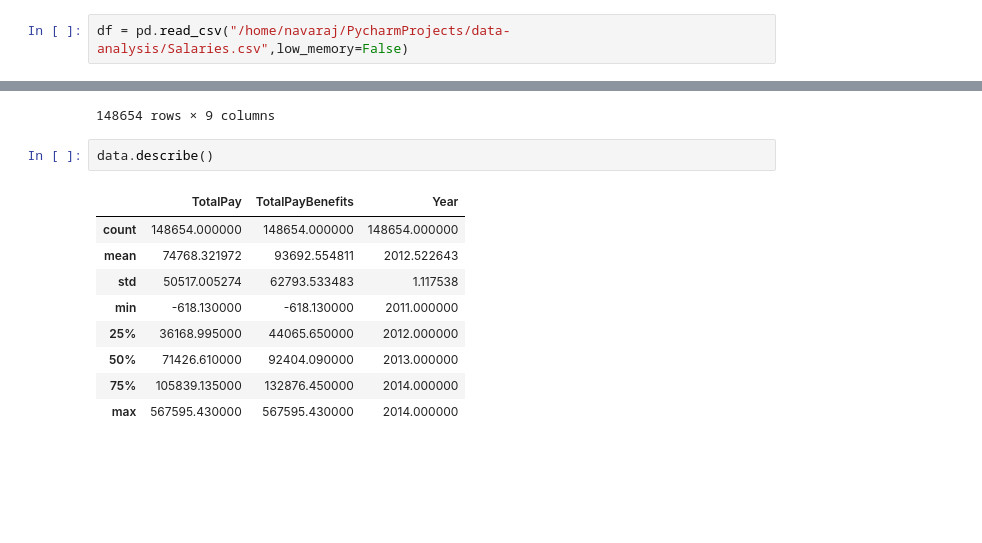
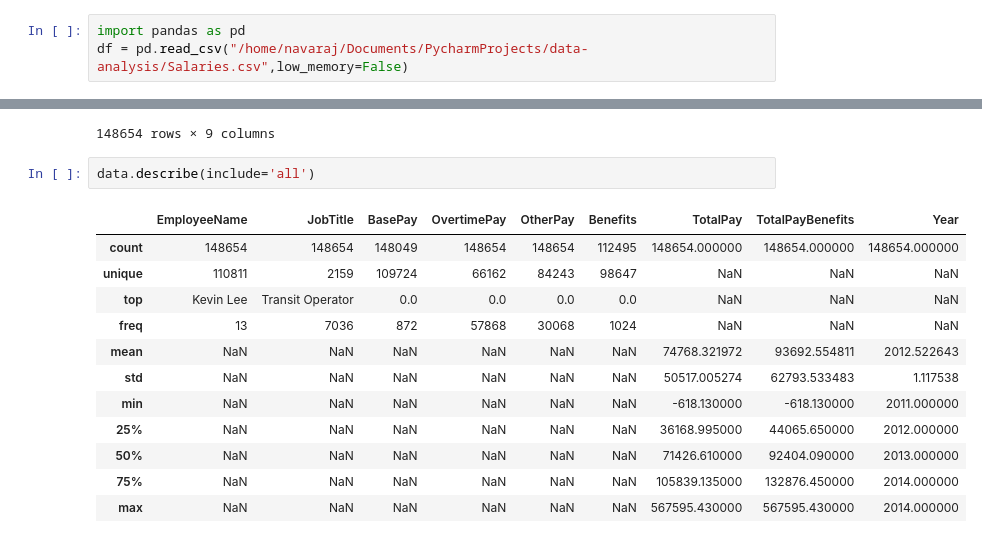
Before and after one commit to nawarazpokhrel/data-analysis, a Jupyter notebook: Salaries.ipynb, the cells around one changed output, grey strips where cells are left out. Drawn from its saved outputs; the diff is of its cells as text; blank space fills up the shorter version.

Commit message:
feat adult salary analysis

```diff
--- a/Salaries.ipynb
+++ b/Salaries.ipynb
@@ -3,5 +37,6 @@ import pandas as pd
 # %%
-df = pd.read_csv("/home/navaraj/PycharmProjects/data-analysis/Salaries.csv",low_memory=False)
+import pandas as pd
+df = pd.read_csv("/home/navaraj/Documents/PycharmProjects/data-analysis/Salaries.csv",low_memory=False)
 # %% [markdown]
 # Display Top 10 rows
 # %%
@@ -123,14 +158,17 @@ data
 | 148653 | Joe Lopez | Counselor, Log Cabin Ranch | 0.00 | 0.00 | -618.13 | 0.00 | -618.13 | -618.13 | 2014 |
 148654 rows × 9 columns
 # %%
-data.describe()
+data.describe(include='all')
 # %% [output]
-|  | TotalPay | TotalPayBenefits | Year |
-| count | 148654.000000 | 148654.000000 | 148654.000000 |
-| mean | 74768.321972 | 93692.554811 | 2012.522643 |
-| std | 50517.005274 | 62793.533483 | 1.117538 |
-| min | -618.130000 | -618.130000 | 2011.000000 |
-| 25% | 36168.995000 | 44065.650000 | 2012.000000 |
-| 50% | 71426.610000 | 92404.090000 | 2013.000000 |
-| 75% | 105839.135000 | 132876.450000 | 2014.000000 |
-| max | 567595.430000 | 567595.430000 | 2014.000000 |
+|  | EmployeeName | JobTitle | BasePay | OvertimePay | OtherPay | Benefits | TotalPay | TotalPayBenefits | Year |
+| count | 148654 | 148654 | 148049 | 148654 | 148654 | 112495 | 148654.000000 | 148654.000000 | 148654.000000 |
+| unique | 110811 | 2159 | 109724 | 66162 | 84243 | 98647 | NaN | NaN | NaN |
+| top | Kevin Lee | Transit Operator | 0.0 | 0.0 | 0.0 | 0.0 | NaN | NaN | NaN |
+| freq | 13 | 7036 | 872 | 57868 | 30068 | 1024 | NaN | NaN | NaN |
+| mean | NaN | NaN | NaN | NaN | NaN | NaN | 74768.321972 | 93692.554811 | 2012.522643 |
+| std | NaN | NaN | NaN | NaN | NaN | NaN | 50517.005274 | 62793.533483 | 1.117538 |
+| min | NaN | NaN | NaN | NaN | NaN | NaN | -618.130000 | -618.130000 | 2011.000000 |
+| 25% | NaN | NaN | NaN | NaN | NaN | NaN | 36168.995000 | 44065.650000 | 2012.000000 |
+| 50% | NaN | NaN | NaN | NaN | NaN | NaN | 71426.610000 | 92404.090000 | 2013.000000 |
+| 75% | NaN | NaN | NaN | NaN | NaN | NaN | 105839.135000 | 132876.450000 | 2014.000000 |
+| max | NaN | NaN | NaN | NaN | NaN | NaN | 567595.430000 | 567595.430000 | 2014.000000 |
```
Also changed, not shown: parts of 5 cells of this notebook, 2 other files.
